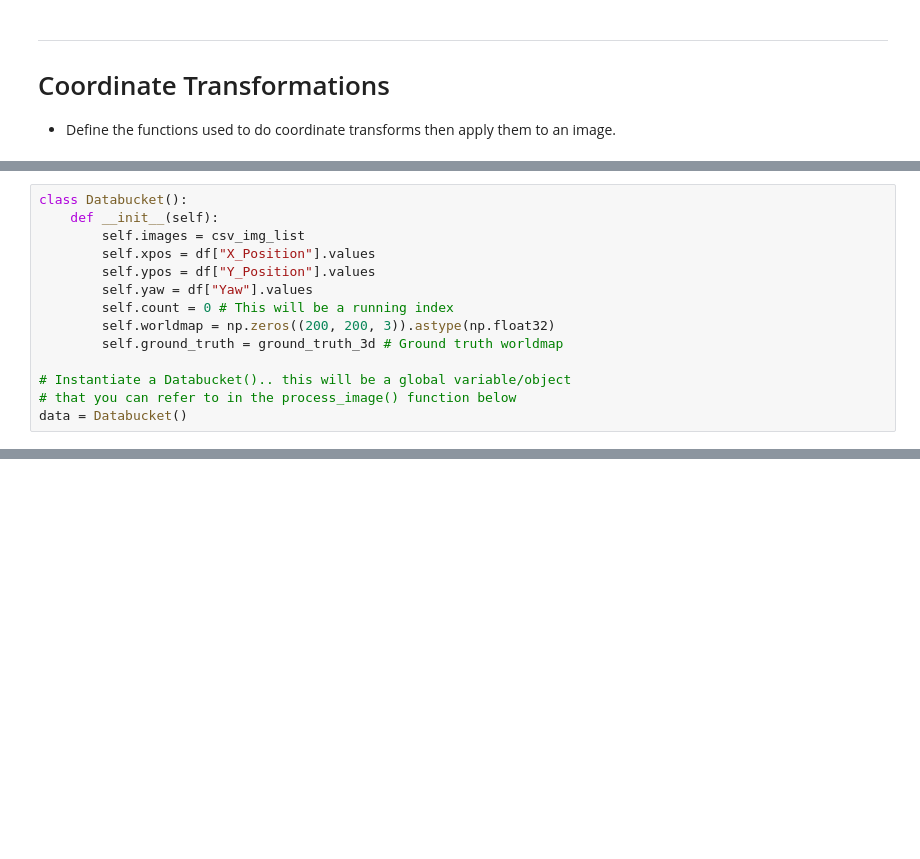
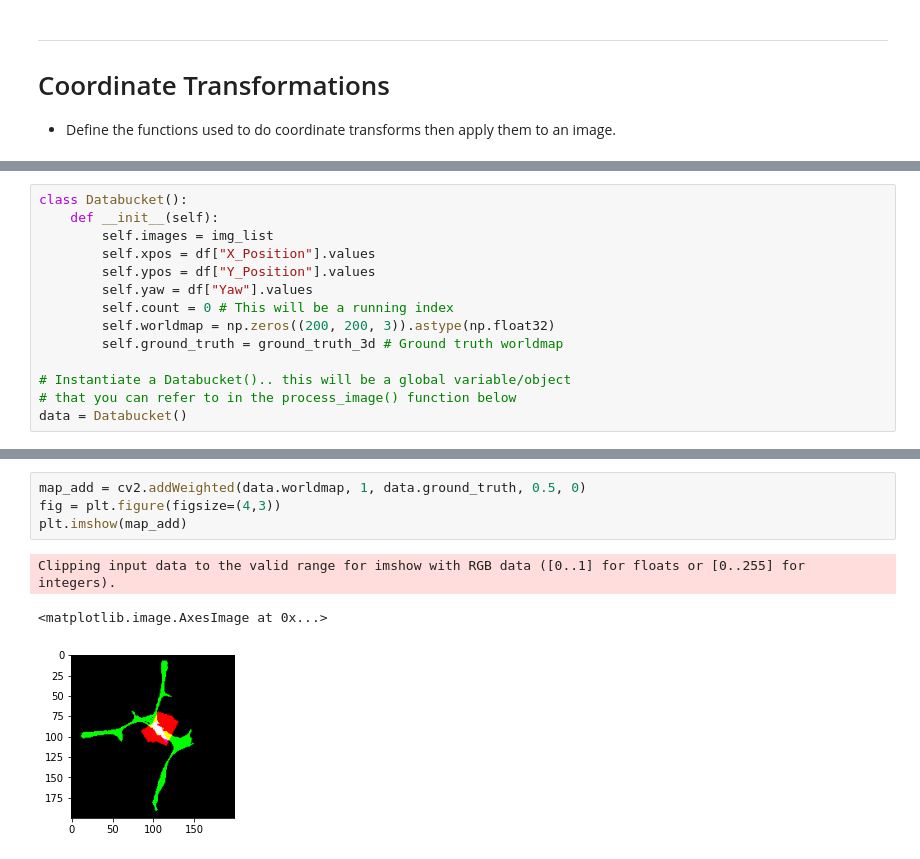
Before and after one commit to DedRec/Mars-Rover-Search-and-Sample-Return-Project, a Jupyter notebook: Computer Vision Phase One.ipynb, the cells around one changed output, grey strips where cells are left out. Drawn from its saved outputs; the diff is of its cells as text; blank space fills up the shorter version.

```diff
--- a/Computer Vision Phase One.ipynb
+++ b/Computer Vision Phase One.ipynb
@@ -283,7 +276,7 @@ World map has a shape of (200, 200)
 # %%
 class Databucket():
     def __init__(self):
-        self.images = csv_img_list
+        self.images = img_list
         self.xpos = df["X_Position"].values
         self.ypos = df["Y_Position"].values
         self.yaw = df["Yaw"].values
@@ -296,0 +365,8 @@ data = Databucket()
+# %%
+map_add = cv2.addWeighted(data.worldmap, 1, data.ground_truth, 0.5, 0)
+fig = plt.figure(figsize=(4,3))
+plt.imshow(map_add)
+# %% [output]
+Clipping input data to the valid range for imshow with RGB data ([0..1] for floats or [0..255] for integers).
+<matplotlib.image.AxesImage at 0x...>
+[figure, added]
```
Also changed, not shown: parts of 13 cells of this notebook.
